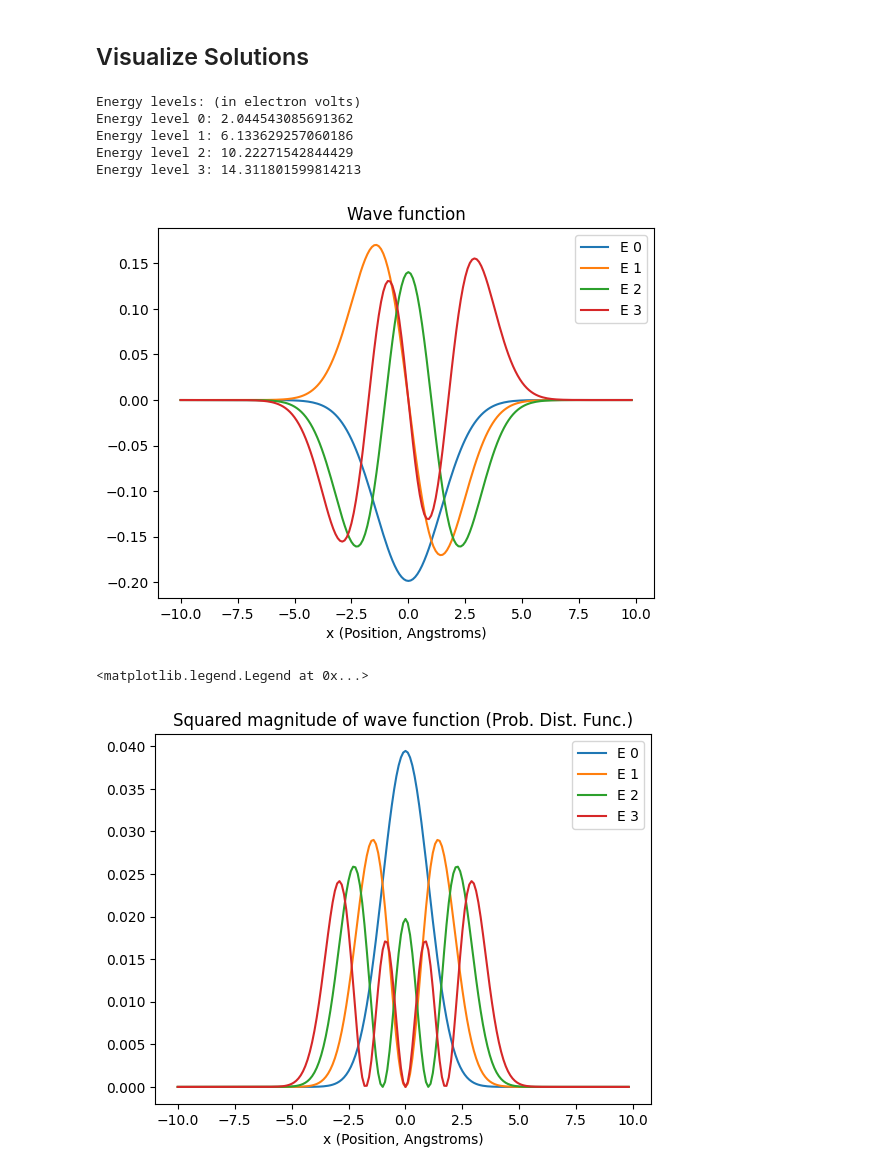
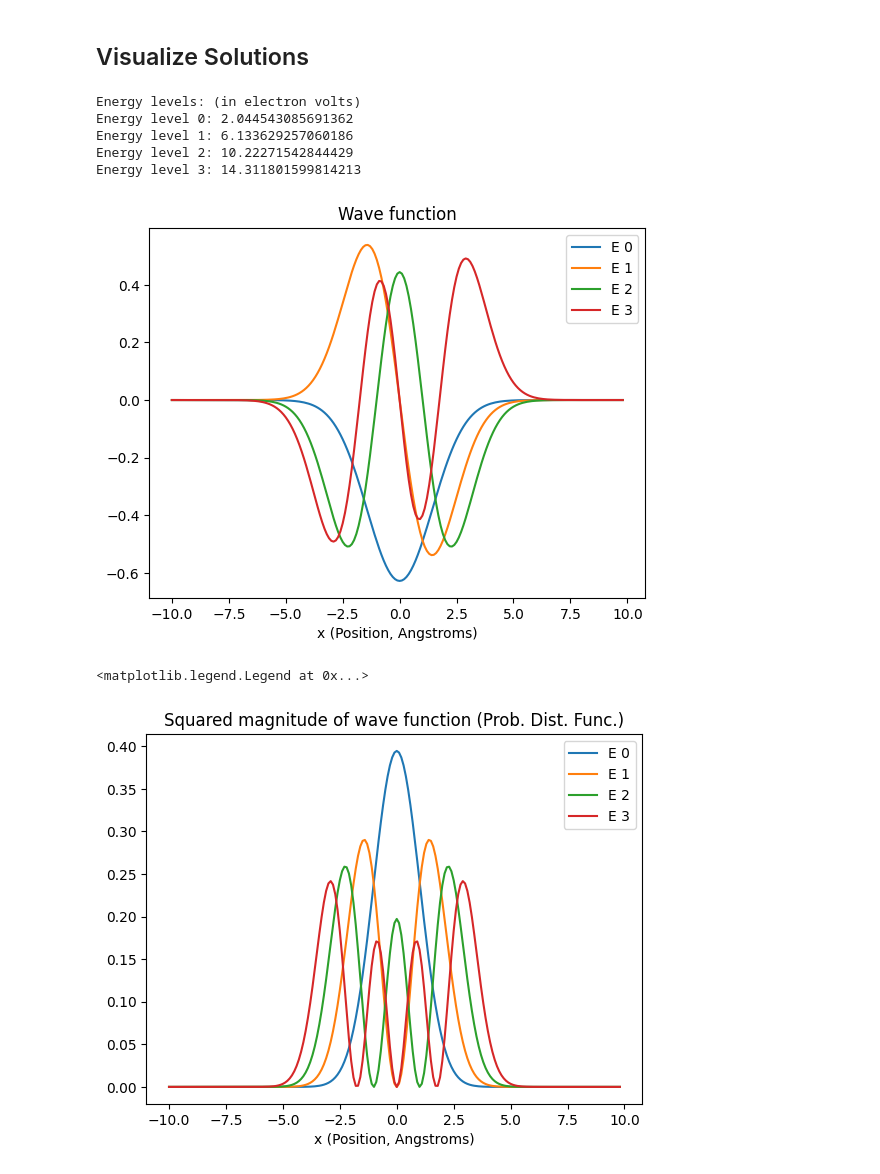
Before and after one commit to Warburton-Lab/schrodinger_notebooks, a Jupyter notebook: fourier_grid_hamiltonian.ipynb, the cells around one changed output. Cells and saved outputs as stored; diff of their text form; code cells hidden in the pictures.

Commit message:
Normalize FGH solutions

```diff
--- a/fourier_grid_hamiltonian.ipynb
+++ b/fourier_grid_hamiltonian.ipynb
@@ -320,50 +320,66 @@ if save_data_to_json:
 # %% [markdown]
 ## Visualize Solutions
 # %%
+from math import sqrt
 import matplotlib.pyplot as plt
+from scipy import integrate
 
-# Plot the solutions for the specified energy levels. Note that the
+# Normalize and then plot solutions for the specified energy levels.
+# Normalization is done such that the integral of the squared normalized
+# solutions on the interval interval_for_sol equals one. (To save time,
+# we don't normalize solutions that won't be displayed.) Note that the
 # energy levels returned by linalg.eig aren't ordered from smallest to
 # largest by magnitude. Thus we use argsort to find the permutation of
 # indices that would rearrange the energy levels in this way, and then
 # we use these indices to find the corresponding eigenvectors for the
 # specified energy levels. Then we plot the components of these
-# eigenvectors.
-# Also, print the amount of energy the particle has at each energy
-# level.
+# eigenvectors. Also, this prints the amount of energy (in
+# electronvolts) that the particle has at each energy level.
 print('Energy levels: (in electron volts)')
 
 srt_ham_egv = hamiltonian_eigenvals.argsort()
+
+# A list containing normalized solutions/wavefunctions. The element at
+# the ith index of this list should be a numpy array containing the
+# solution for the ith energy level.
+normalized_solns = []
+
+for e_lvl, egv_index in enumerate(srt_ham_egv.take(energy_levels_to_plot)):
+    # Convert meters to Angstroms
+    grid_points_A = grid_points * 1e10
+    soln_int = integrate.simpson(
+        hamiltonian_eigenvects[:, egv_index]**2, grid_points_A)
+    normalized_solns.append(
+        hamiltonian_eigenvects[:, egv_index]/sqrt(soln_int))
 
 for e_lvl, egv_index in enumerate(srt_ham_egv.take(energy_levels_to_plot)):
     # Convert Joules to electron volts
     print('Energy level {}: {}'
           .format(e_lvl, abs(hamiltonian_eigenvals[egv_index] *
                              6.241_509_074e18)))
     # Convert meters to Angstroms
     plt.plot(grid_points * 1e10,
-             hamiltonian_eigenvects[:, egv_index], label='E {}'.format(e_lvl))
+             normalized_solns[e_lvl], label='E {}'.format(e_lvl))
 
 plt.xlabel('x (Position, Angstroms)')
 plt.title('Wave function')
 plt.legend()
 plt.show()
 
 for e_lvl, egv_index in enumerate(srt_ham_egv.take(energy_levels_to_plot)):
     # Convert meters to Angstroms
     plt.plot(grid_points * 1e10,
-             hamiltonian_eigenvects[:, egv_index]**2,
-             label='E {}'.format(e_lvl))
+             normalized_solns[e_lvl]**2, label='E {}'.format(e_lvl))
 
 plt.xlabel('x (Position, Angstroms)')
 plt.title('Squared magnitude of wave function (Prob. Dist. Func.)')
 plt.legend()
 # %% [output]
 Energy levels: (in electron volts)
 Energy level 0: 2.044543085691362
 Energy level 1: 6.133629257060186
 Energy level 2: 10.22271542844429
 Energy level 3: 14.311801599814213
-[figure, old version]
+[figure, new version]
 <matplotlib.legend.Legend at 0x...>
-[figure, old version]
+[figure, new version]
```
Also changed, not shown: parts of 1 cell of this notebook.
